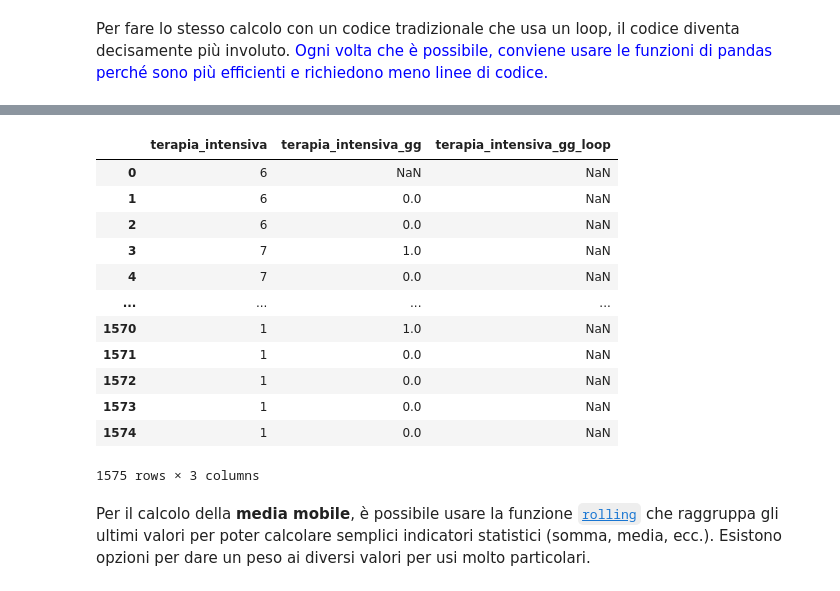
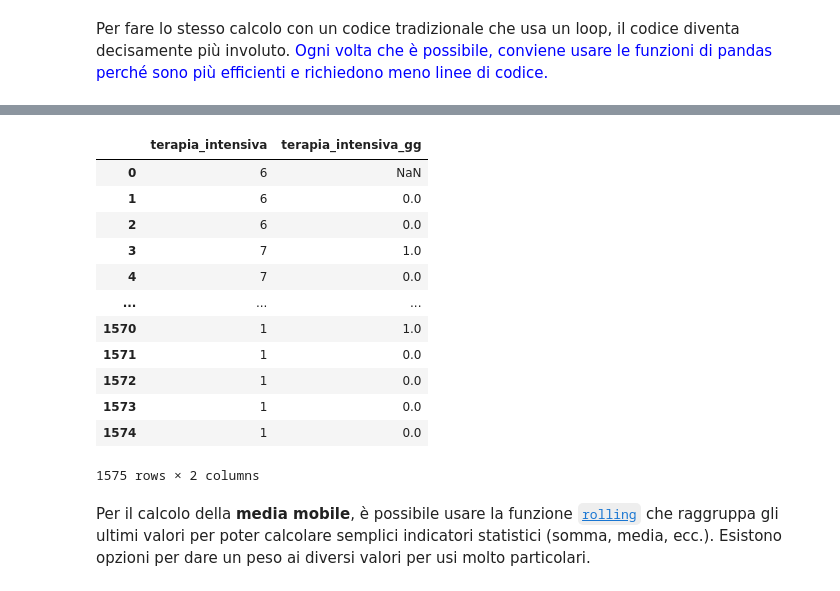
Before and after one commit to lucalista/analisi-dati-2026, a Jupyter notebook: 03.01.00__Pandas_introduzione.ipynb, the cells around one changed output, grey strips where cells are left out. Saved outputs shown, nothing was run; the diff lists cells and outputs as text; code cells hidden in the pictures.

````diff
--- a/03.01.00__Pandas_introduzione.ipynb
+++ b/03.01.00__Pandas_introduzione.ipynb
@@ -394,12 +391,3 @@ Per calcolare la differenza con ciascuno dei giorni precedenti basta fare lo *sh
 df_regione['terapia_intensiva_gg'] = df_regione.terapia_intensiva - df_regione.terapia_intensiva.shift(1)
 # %% [markdown]
 Per fare lo stesso calcolo con un codice tradizionale che usa un loop, il codice diventa decisamente più involuto. <span style="color:blue;">Ogni volta che è possibile, conviene usare le funzioni di pandas perché sono più efficienti e richiedono meno linee di codice.</span>
-# %%
-import numpy as np
-df_regione['terapia_intensiva_gg_loop'] = np.nan
-prev = 0
-i = 0
-for ti in df_regione['terapia_intensiva']:
-    if i > 0: df_regione['terapia_intensiva_gg_loop', i] = ti - prev
-    prev = ti
-    i += 1
@@ -408,19 +394,19 @@ for ti in df_regione['terapia_intensiva']:
 # %%
-df_regione[['terapia_intensiva', 'terapia_intensiva_gg', 'terapia_intensiva_gg_loop']]
+df_regione[['terapia_intensiva', 'terapia_intensiva_gg']]
 # %% [output]
-|  | terapia_intensiva | terapia_intensiva_gg | terapia_intensiva_gg_loop |
-| 0 | 6 | NaN | NaN |
-| 1 | 6 | 0.0 | NaN |
-| 2 | 6 | 0.0 | NaN |
-| 3 | 7 | 1.0 | NaN |
-| 4 | 7 | 0.0 | NaN |
-| ... | ... | ... | ... |
-| 1570 | 1 | 1.0 | NaN |
-| 1571 | 1 | 0.0 | NaN |
-| 1572 | 1 | 0.0 | NaN |
-| 1573 | 1 | 0.0 | NaN |
-| 1574 | 1 | 0.0 | NaN |
+|  | terapia_intensiva | terapia_intensiva_gg |
+| 0 | 6 | NaN |
+| 1 | 6 | 0.0 |
+| 2 | 6 | 0.0 |
+| 3 | 7 | 1.0 |
+| 4 | 7 | 0.0 |
+| ... | ... | ... |
+| 1570 | 1 | 1.0 |
+| 1571 | 1 | 0.0 |
+| 1572 | 1 | 0.0 |
+| 1573 | 1 | 0.0 |
+| 1574 | 1 | 0.0 |
-1575 rows × 3 columns
+1575 rows × 2 columns
 # %% [markdown]
 Per il calcolo della **media mobile**, è possibile usare la funzione [```rolling```](https://pandas.pydata.org/pandas-docs/stable/reference/api/pandas.DataFrame.rolling.html) che raggruppa gli ultimi valori per poter calcolare semplici indicatori statistici (somma, media, ecc.). Esistono opzioni per dare un peso ai diversi valori per usi molto particolari.
 # %%
````
Also changed, not shown: parts of 5 cells of this notebook.
